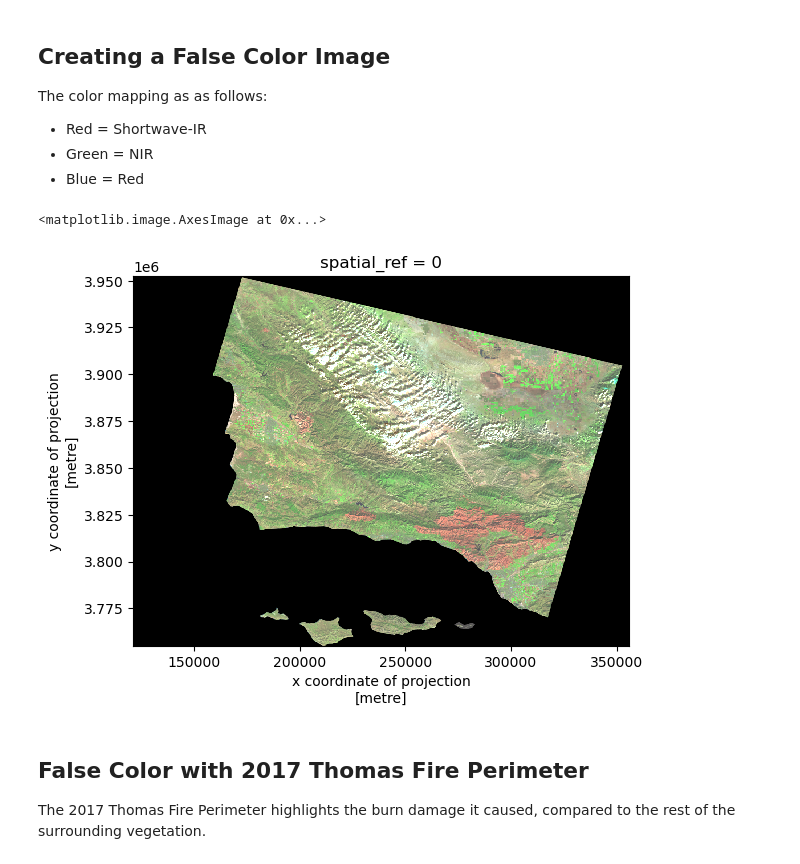
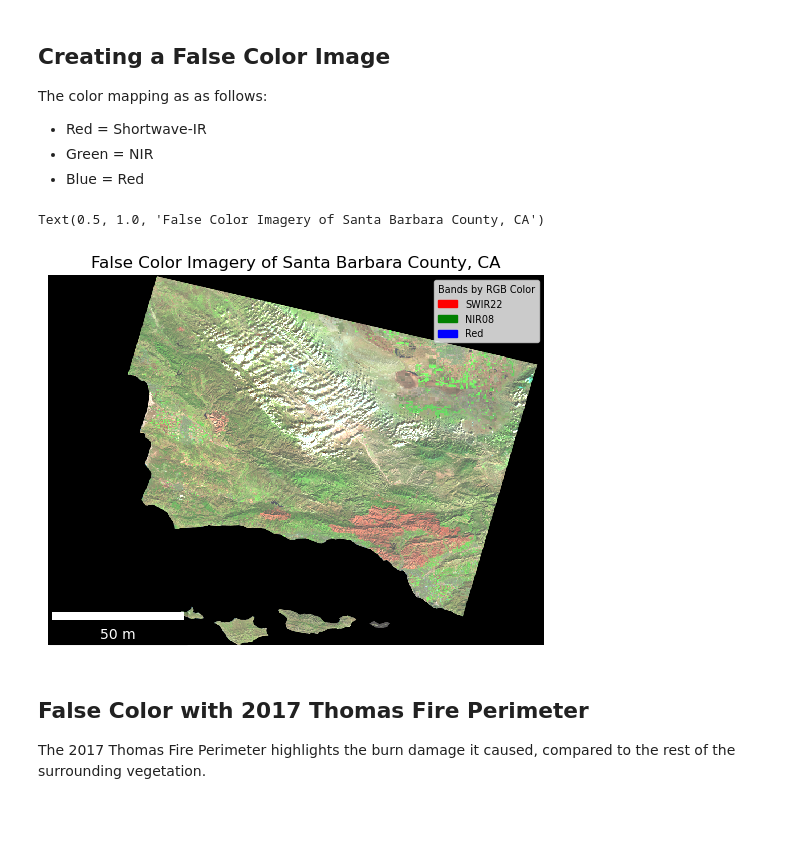
Before and after one commit to silkieMoth/2017-Thomas-Fire-Analysis, a Jupyter notebook: hwk4-task2-false-color-COHEN.ipynb, the cells around one changed output. Drawn from its saved outputs; the diff is of its cells as text; code cells hidden in the pictures; blank space fills up the shorter version.

Commit message:
update initial false color map

```diff
--- a/hwk4-task2-false-color-COHEN.ipynb
+++ b/hwk4-task2-false-color-COHEN.ipynb
@@ -194,12 +194,41 @@ The color mapping as as follows:
 # %%
 # Create false color dataArray
 false_col = landsat_bandless[['swir22', 'nir08', 'red']]
 
 # Plot landsat bands adjusting for cloud cover
-false_col.to_array().plot.imshow(robust = True)
+fig, ax = plt.subplots()
+ax.axis('off')
+
+false_col.to_array().plot.imshow(ax = ax,
+                                 robust = True)
+
+# Init legend for landsat bands
+legend_labels = [Patch(color = 'red', label = 'SWIR22'),
+                 Patch(color = 'green', label = 'NIR08'),
+                 Patch(color = 'blue', label = 'Red')]
+
+# Declare legend variable for landsat bands
+legend = ax.legend(handles = legend_labels,
+                    loc = 'upper right',
+                    title = 'Bands by RGB Color',
+                    alignment = 'left',
+                    fontsize = 'x-small',
+                    title_fontsize = 'x-small')
+
+# create scalebar
+ax.add_artist(ScaleBar(0.08,
+                       "cm",
+                       length_fraction = 0.30,
+                       width_fraction = 0.02,
+                       location = 'lower left',
+                       box_alpha = 0.2,
+                       box_color = 'k',
+                       color = 'w'))
+
+ax.set_title('False Color Imagery of Santa Barbara County, CA')
 # %% [output]
-<matplotlib.image.AxesImage at 0x...>
+Text(0.5, 1.0, 'False Color Imagery of Santa Barbara County, CA')
-[figure, old version]
+[figure, new version]
 # %% [markdown]
 ## False Color **with** 2017 Thomas Fire Perimeter
 
```
